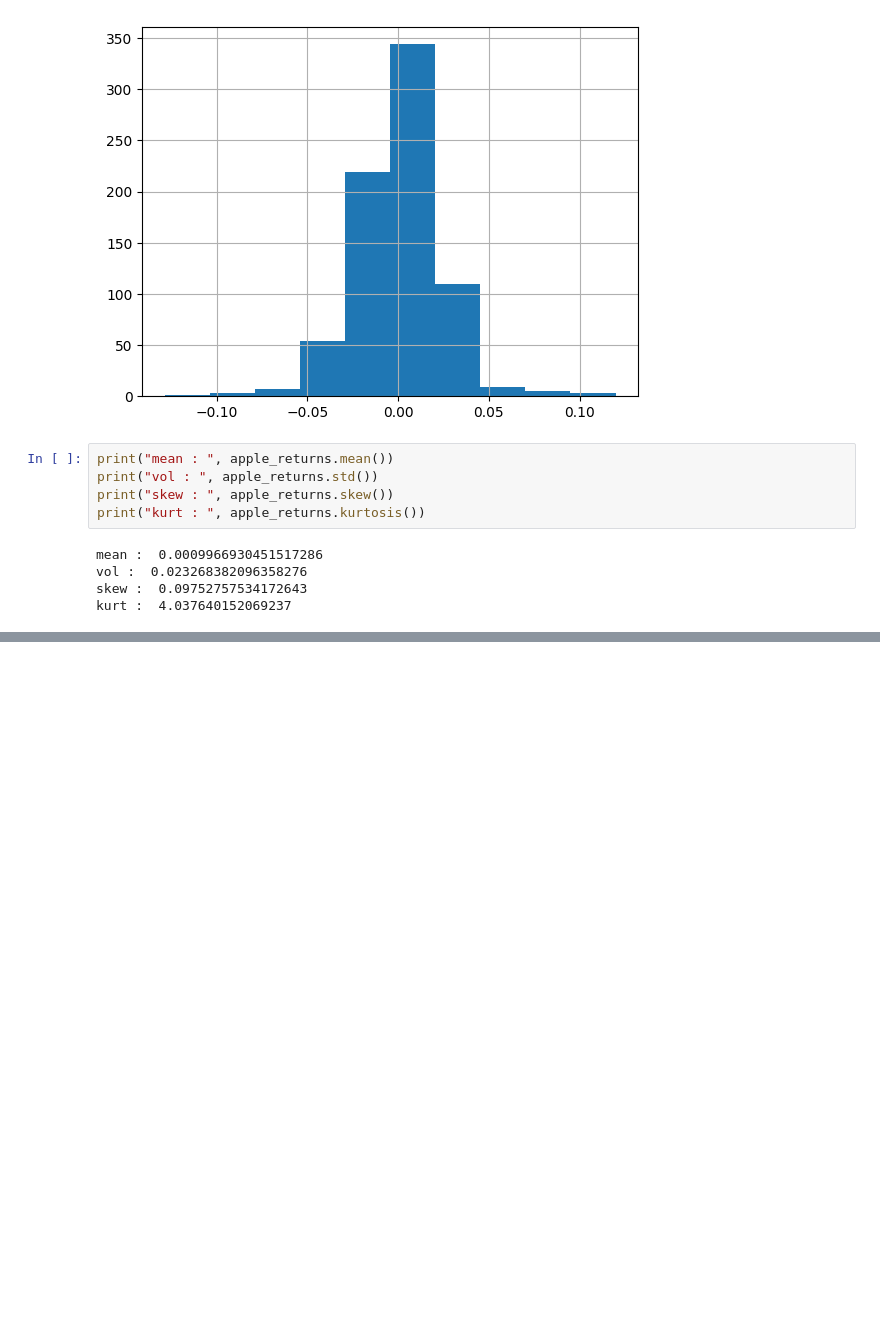
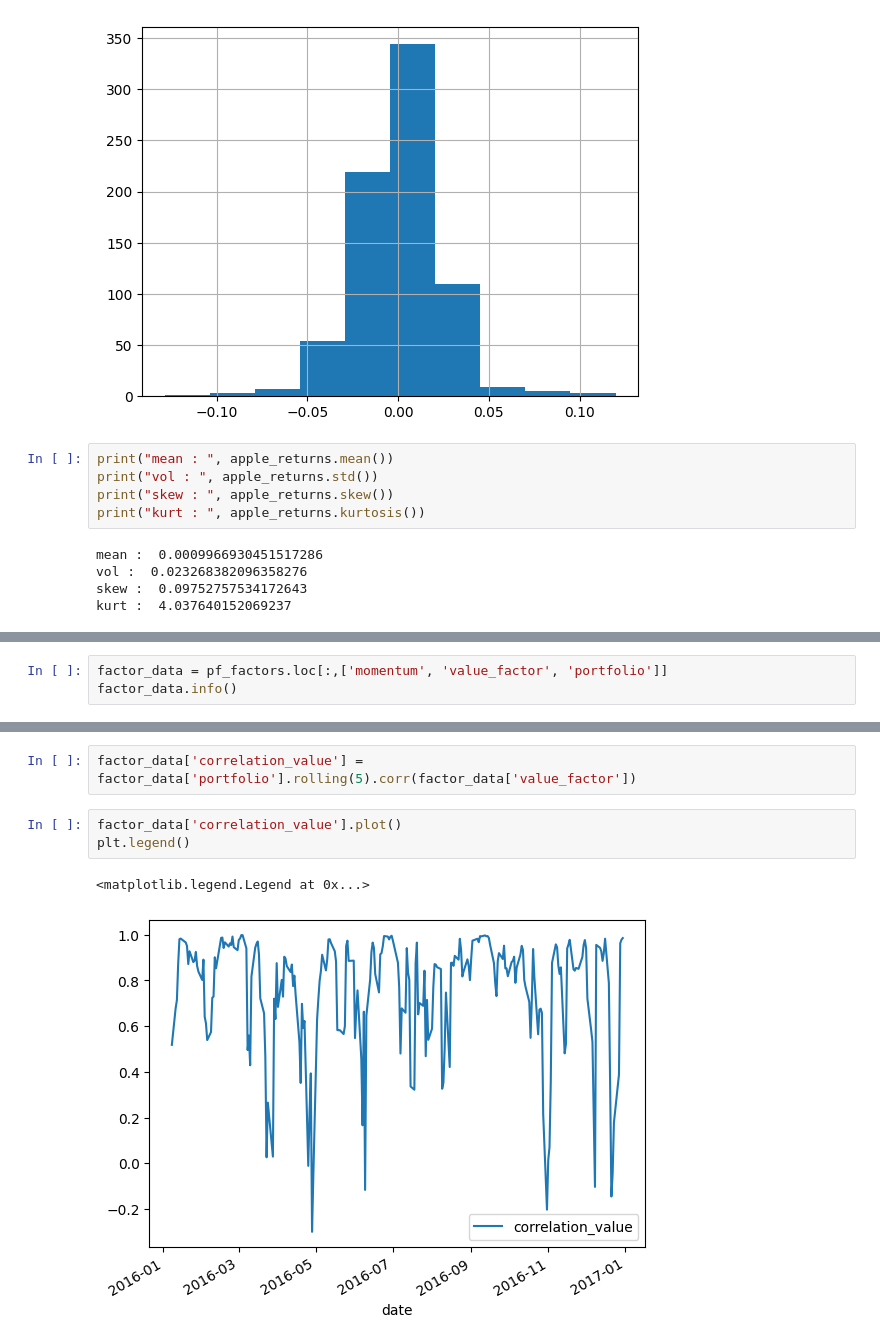
Before and after one commit to quyenphamkhac/py4fin, a Jupyter notebook: portfolio_analysis/basic_analysis.ipynb, the cells around one changed output, grey strips where cells are left out. Cells and saved outputs as stored; diff of their text form; blank space fills up the shorter version.

```diff
--- a/portfolio_analysis/basic_analysis.ipynb
+++ b/portfolio_analysis/basic_analysis.ipynb
@@ -216,0 +443,3 @@ kurt :  4.037640152069237
+# %%
+factor_data = pf_factors.loc[:,['momentum', 'value_factor', 'portfolio']]
+factor_data.info()
@@ -216,0 +464,8 @@ kurt :  4.037640152069237
+# %%
+factor_data['correlation_value'] = factor_data['portfolio'].rolling(5).corr(factor_data['value_factor'])
+# %%
+factor_data['correlation_value'].plot()
+plt.legend()
+# %% [output]
+<matplotlib.legend.Legend at 0x...>
+[figure, added]
```
Also changed, not shown: parts of 29 cells of this notebook, 12 other files.
